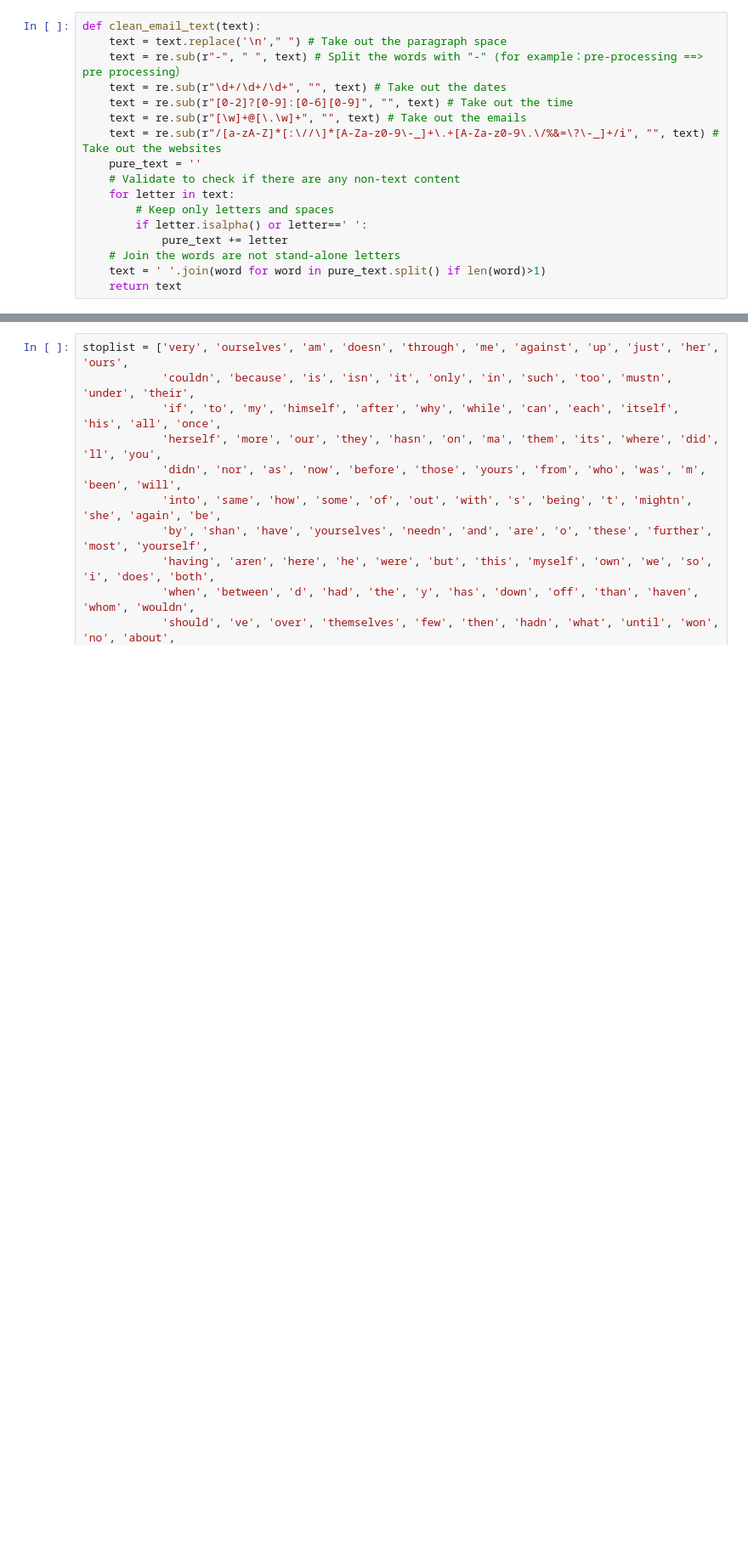
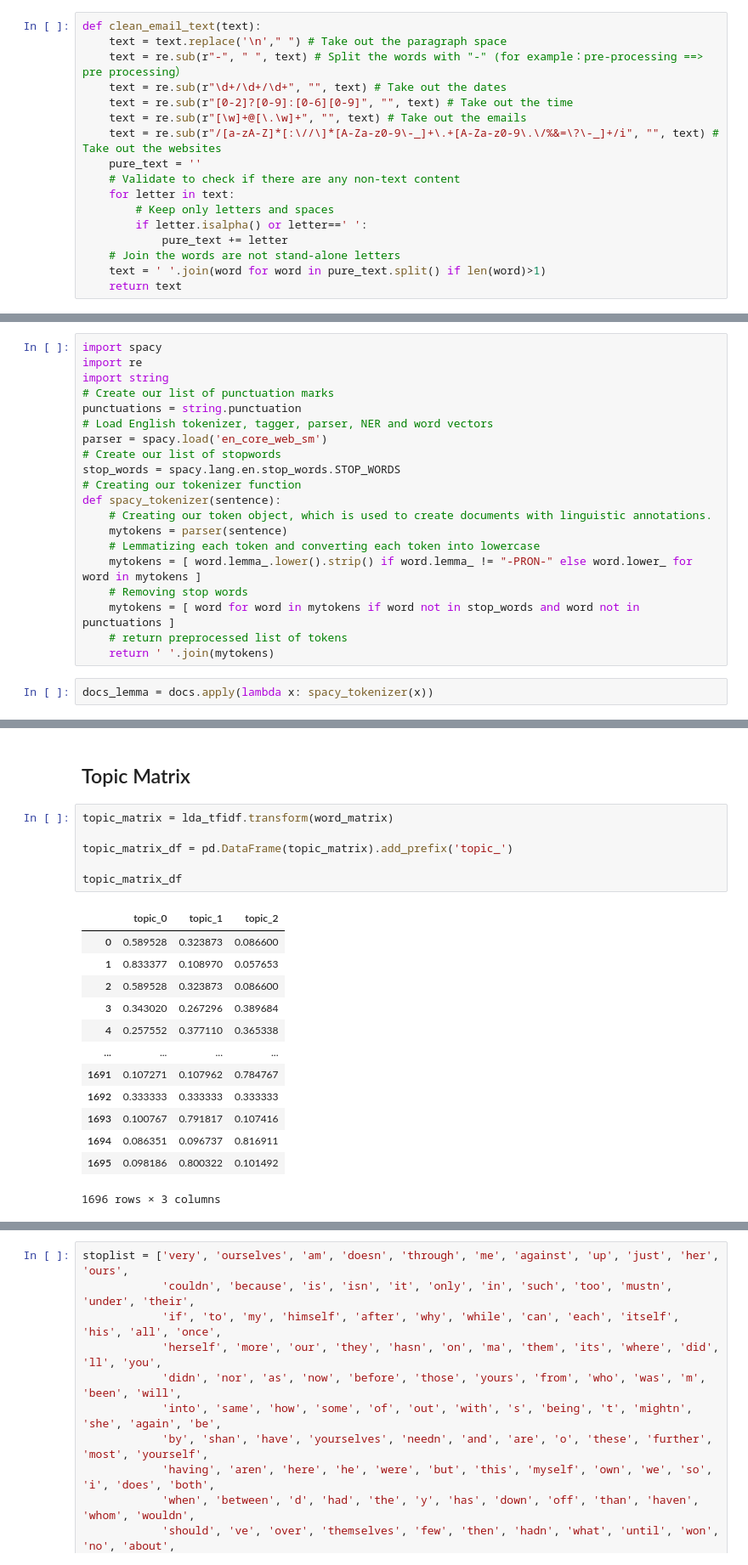
Before and after one commit to vanessa920/nlp_hillary_email, a Jupyter notebook: hilary_sent_nlp.ipynb, the cells around one changed output, grey strips where cells are left out. Shown: that part at 85% size. Drawn from its saved outputs; the diff is of its cells as text; blank space fills up the shorter version.

```diff
--- a/hilary_sent_nlp.ipynb
+++ b/hilary_sent_nlp.ipynb
@@ -51,0 +74,22 @@ Name: ExtractedBodyText, Length: 1882, dtype: object
+# %%
+import spacy
+import re
+import string
+# Create our list of punctuation marks
+punctuations = string.punctuation
+# Load English tokenizer, tagger, parser, NER and word vectors
+parser = spacy.load('en_core_web_sm')
+# Create our list of stopwords
+stop_words = spacy.lang.en.stop_words.STOP_WORDS
+# Creating our tokenizer function
+def spacy_tokenizer(sentence):
+    # Creating our token object, which is used to create documents with linguistic annotations.
+    mytokens = parser(sentence)
+    # Lemmatizing each token and converting each token into lowercase
+    mytokens = [ word.lemma_.lower().strip() if word.lemma_ != "-PRON-" else word.lower_ for word in mytokens ]
+    # Removing stop words
+    mytokens = [ word for word in mytokens if word not in stop_words and word not in punctuations ]
+    # return preprocessed list of tokens
+    return ' '.join(mytokens)
+# %%
+docs_lemma = docs.apply(lambda x: spacy_tokenizer(x))
@@ -51,0 +151,22 @@ Name: ExtractedBodyText, Length: 1882, dtype: object
+# %% [markdown]
+## Topic Matrix
+# %%
+topic_matrix = lda_tfidf.transform(word_matrix)
+
+topic_matrix_df = pd.DataFrame(topic_matrix).add_prefix('topic_')
+
+topic_matrix_df
+# %% [output]
+|  | topic_0 | topic_1 | topic_2 |
+| 0 | 0.589528 | 0.323873 | 0.086600 |
+| 1 | 0.833377 | 0.108970 | 0.057653 |
+| 2 | 0.589528 | 0.323873 | 0.086600 |
+| 3 | 0.343020 | 0.267296 | 0.389684 |
+| 4 | 0.257552 | 0.377110 | 0.365338 |
+| ... | ... | ... | ... |
+| 1691 | 0.107271 | 0.107962 | 0.784767 |
+| 1692 | 0.333333 | 0.333333 | 0.333333 |
+| 1693 | 0.100767 | 0.791817 | 0.107416 |
+| 1694 | 0.086351 | 0.096737 | 0.816911 |
+| 1695 | 0.098186 | 0.800322 | 0.101492 |
+1696 rows × 3 columns
```
Also changed, not shown: parts of 46 cells of this notebook, 2 other files.
